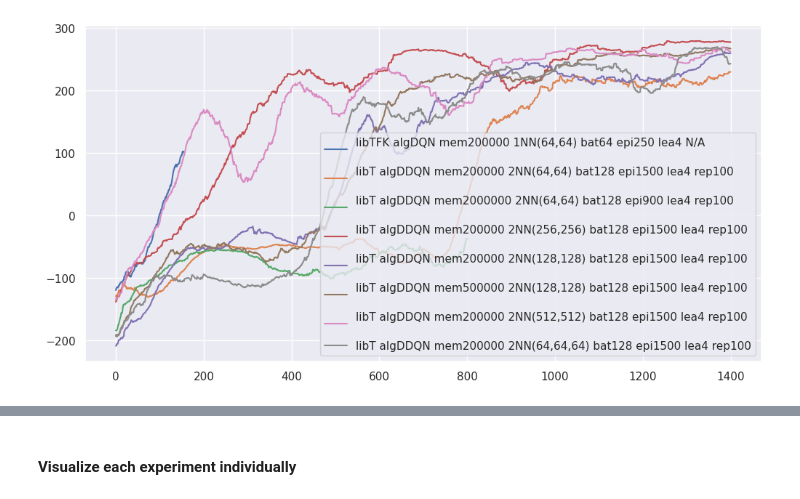
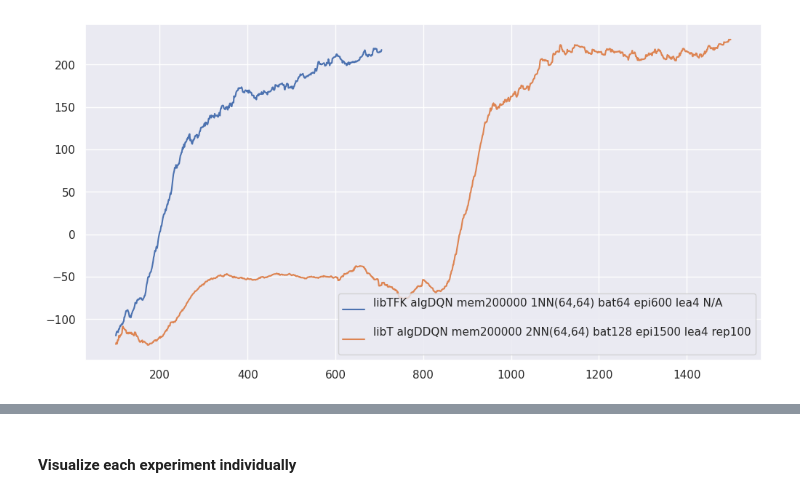
Before and after one commit to andrejlukic/lunar-lander-ddqn, a Jupyter notebook: visual_comparison.ipynb, the cells around one changed output, grey strips where cells are left out. Drawn from its saved outputs; the diff is of its cells as text; code cells hidden in the pictures.

```diff
--- a/visual_comparison.ipynb
+++ b/visual_comparison.ipynb
@@ -14,8 +14,9 @@ def ma(x, w):
 # List of models to plot (descriptions are in descriptions.txt)
 models = {}
 
+path = 'stats/'
 d = []
-with open('descriptions.txt') as f:
+with open(path+'descriptions.txt') as f:
     for l in f.readlines():
         m = l.split(';')[0]
         d = l.split(';')[1]
@@ -35,21 +36,24 @@ with open('descriptions.txt') as f:
 
 
 for k in models.keys():
-    with open('{}score.json'.format(k)) as f:
+    with open(path+'{}score.json'.format(k)) as f:
         models[k]['score'] = json.load(f)
     if os.path.exists('{}eps.json'.format(k)) :
-        with open('{}eps.json'.format(k)) as f:
+        with open(path+'{}eps.json'.format(k)) as f:
             models[k]['eps'] = json.load(f)
 
+def plot_comparison(keys):
+    plt.figure(figsize=(12, 6))
+    for k in keys:
+        plt.plot([x+100 for x in range(len(ma(models[k]['score'], 100)))],
+                 ma(models[k]['score'], 100),
+                 label=models[k]['desc'])
 
-plt.figure(figsize=(12, 6))
-for k in models.keys():
-    plt.plot([x for x in range(len(ma(models[k]['score'], 100)))],
-             ma(models[k]['score'], 100),
-             label=models[k]['desc'])
-
-# Adding a legend to the plot
-plt.legend()
-plt.show()
+    # Adding a legend to the plot
+    plt.legend()
+    plt.show()
-# %% [output]
-[figure, removed]
+# %%
+# Comparing DQN vs DDQN
+plot_comparison(['m0','m1'])
+# %% [output]
+[figure, added]
```
Also changed, not shown: parts of 4 cells of this notebook, 6 other files.
